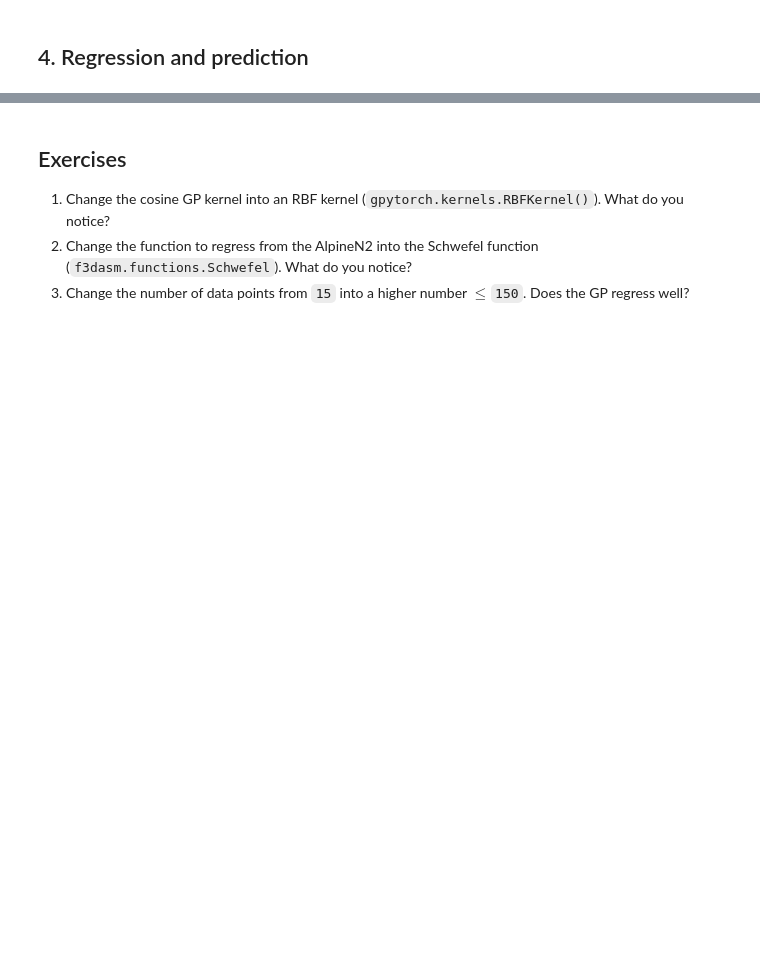
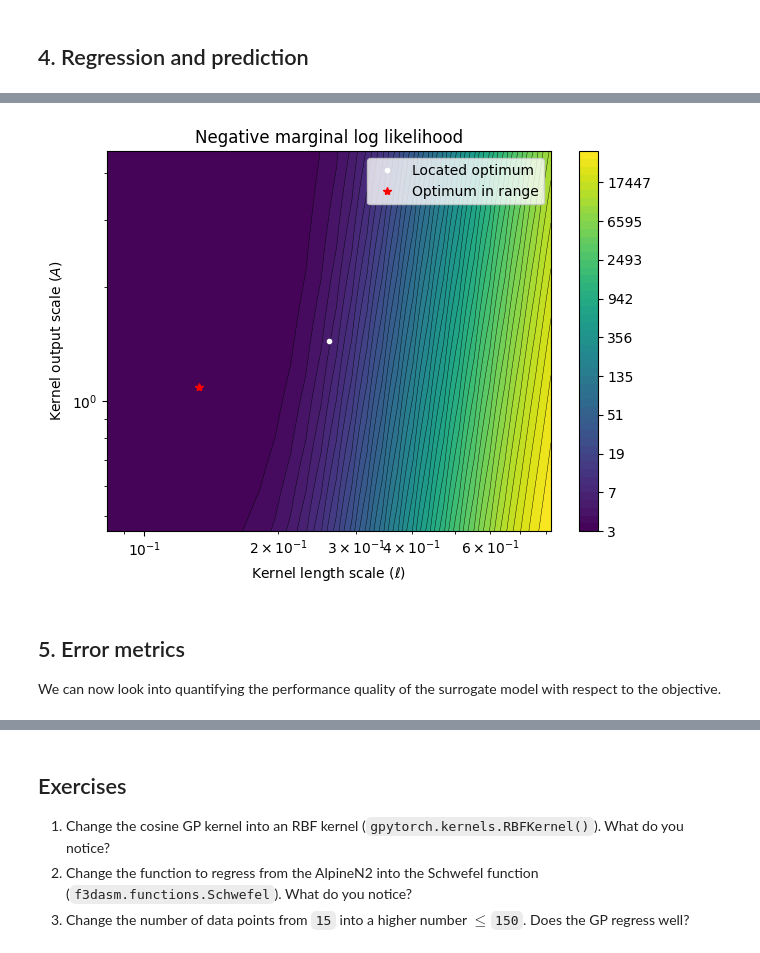
Before and after one commit to bessagroup/f3dasm, a Jupyter notebook: notebooks/tutorials/f3dasm_sogpr.ipynb, the cells around one changed output, grey strips where cells are left out. Cells and saved outputs as stored; diff of their text form; code cells hidden in the pictures; blank space fills up the shorter version.

```diff
--- a/notebooks/tutorials/f3dasm_sogpr.ipynb
+++ b/notebooks/tutorials/f3dasm_sogpr.ipynb
@@ -74,2 +194,14 @@ plt.show()
+# %%
+## The optimization algorithm used to maximize the likelihood
+opt_algo = torch.optim.Adam
+
+## Hyperparameters for above algorithm in dictionary format
+opt_algo_kwargs = dict(lr=0.1)
+
+## Number of steps the algorithm should take
+training_iter = 50
+
+## Should the algorithm output its progress?
+verbose_training = True
 # %% [markdown]
 ## 4. Regression and prediction
@@ -267,0 +294,14 @@ surrogate_gpy
+# %%
+surrogate.plot_mll(
+    train_x=train_x,
+    train_y_scaled=train_y_scaled.flatten(),
+)
+plt.xlabel('Kernel length scale ($\ell$)')
+plt.ylabel('Kernel output scale ($A$)')
+plt.show()
+# %% [output]
+[figure, added]
+# %% [markdown]
+## 5. Error metrics
+
+We can now look into quantifying the performance quality of the surrogate model with respect to the objective.
```
Also changed, not shown: parts of 83 cells of this notebook, 3 other files.
